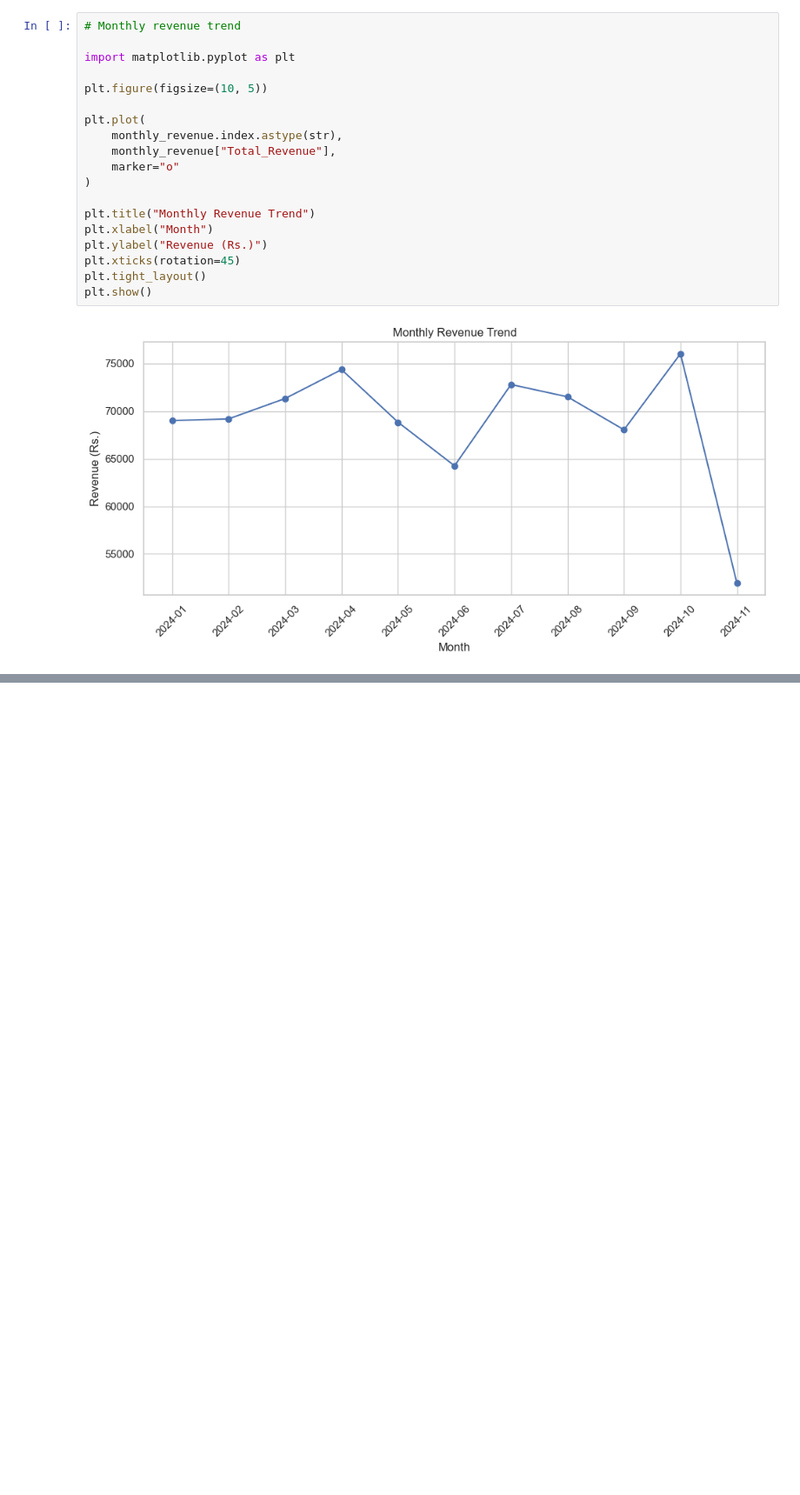
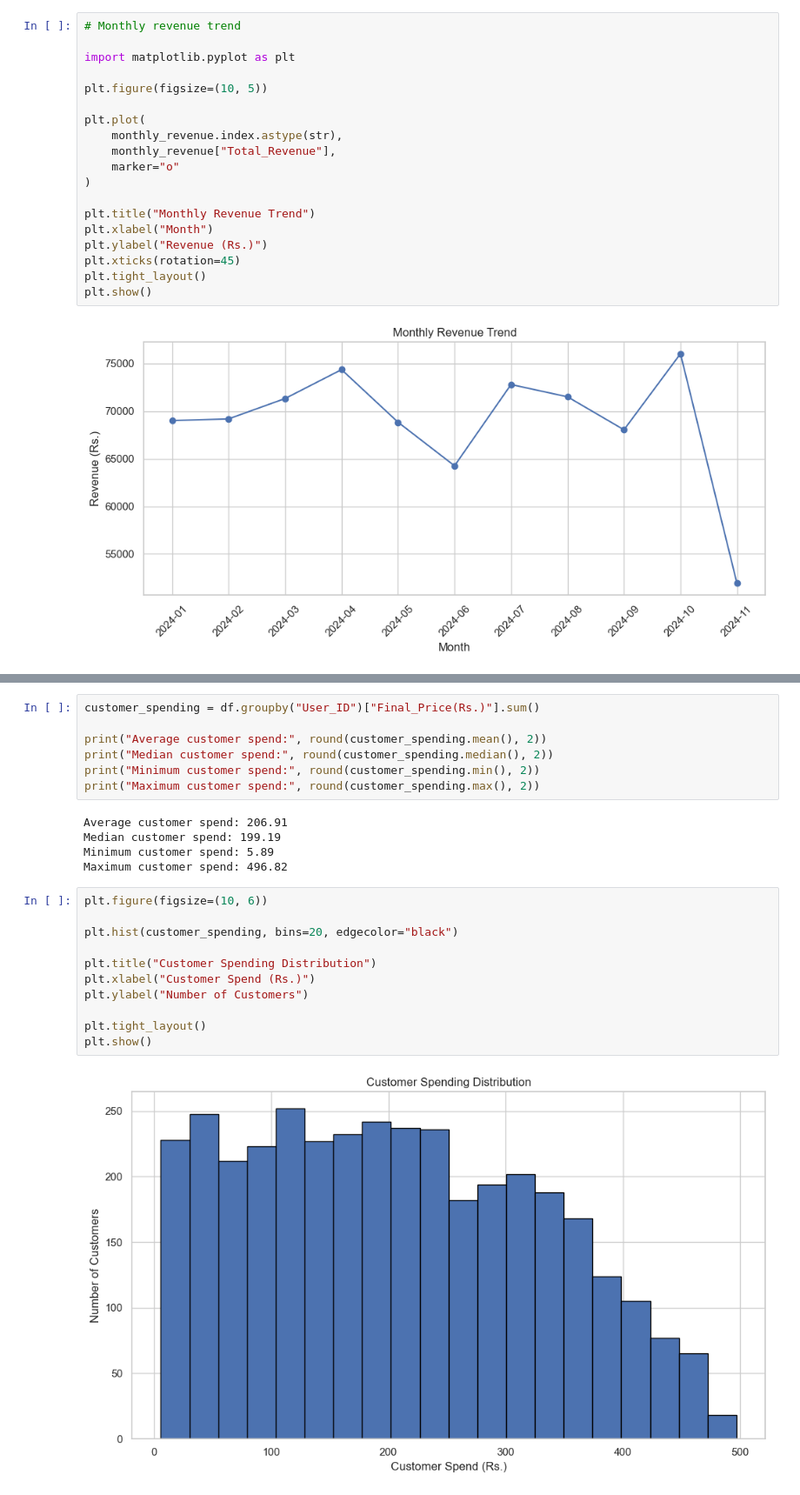
Before and after one commit to lomboto05-commits/eCommerce-customer-analytics, a Jupyter notebook: ecomemerce_customer_analytics.ipynb, the cells around one changed output, grey strips where cells are left out. Shown at 87% size. Drawn from its saved outputs; the diff is of its cells as text; blank space fills up the shorter version.

Commit message:
Add customer spending and retention analysis

```diff
--- a/ecomemerce_customer_analytics.ipynb
+++ b/ecomemerce_customer_analytics.ipynb
@@ -279,0 +342,25 @@ plt.show()
+# %%
+customer_spending = df.groupby("User_ID")["Final_Price(Rs.)"].sum()
+
+print("Average customer spend:", round(customer_spending.mean(), 2))
+print("Median customer spend:", round(customer_spending.median(), 2))
+print("Minimum customer spend:", round(customer_spending.min(), 2))
+print("Maximum customer spend:", round(customer_spending.max(), 2))
+# %% [output]
+Average customer spend: 206.91
+Median customer spend: 199.19
+Minimum customer spend: 5.89
+Maximum customer spend: 496.82
+# %%
+plt.figure(figsize=(10, 6))
+
+plt.hist(customer_spending, bins=20, edgecolor="black")
+
+plt.title("Customer Spending Distribution")
+plt.xlabel("Customer Spend (Rs.)")
+plt.ylabel("Number of Customers")
+
+plt.tight_layout()
+plt.show()
+# %% [output]
+[figure, added]
```
Also changed, not shown: parts of 4 cells of this notebook.
